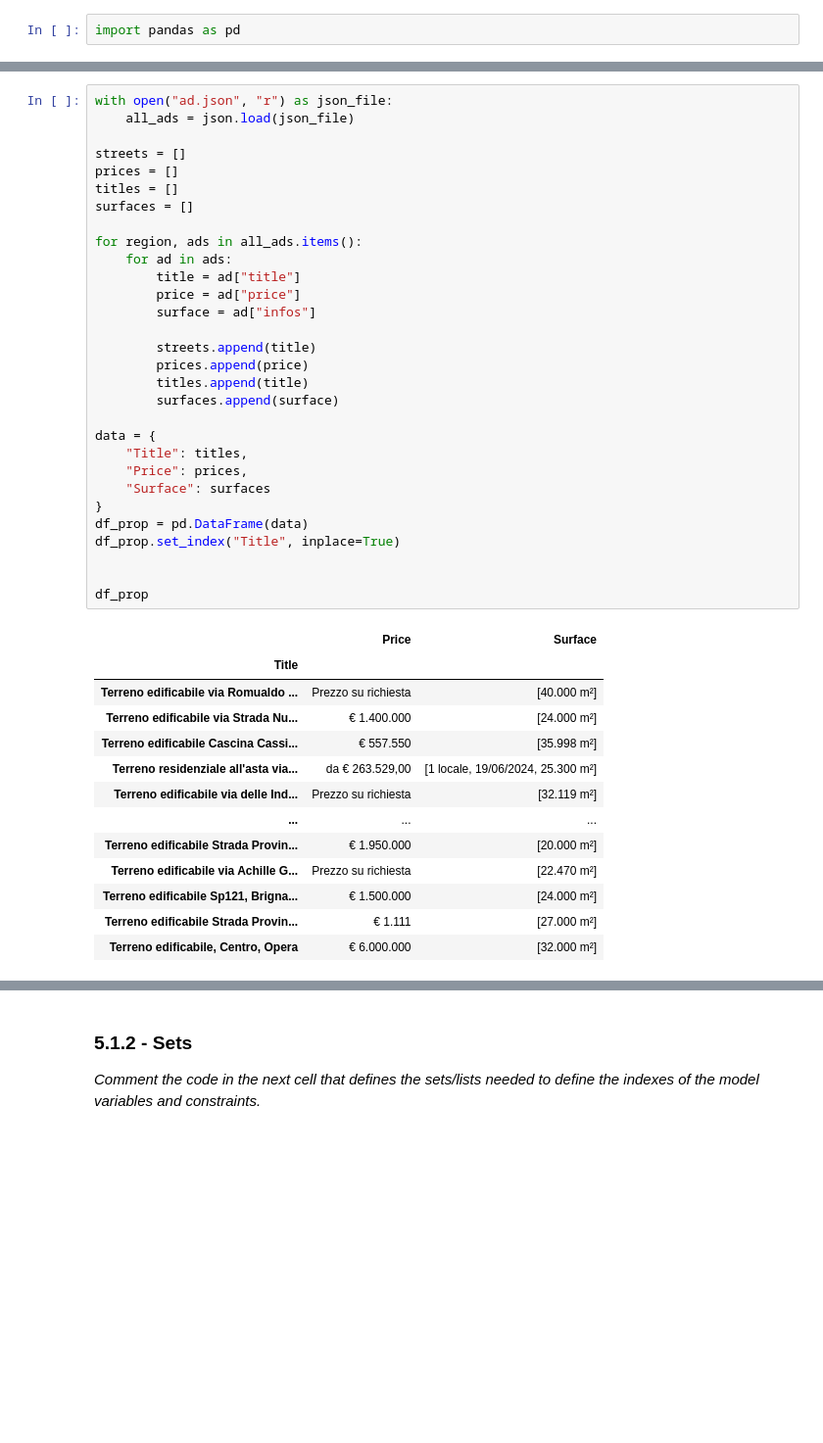
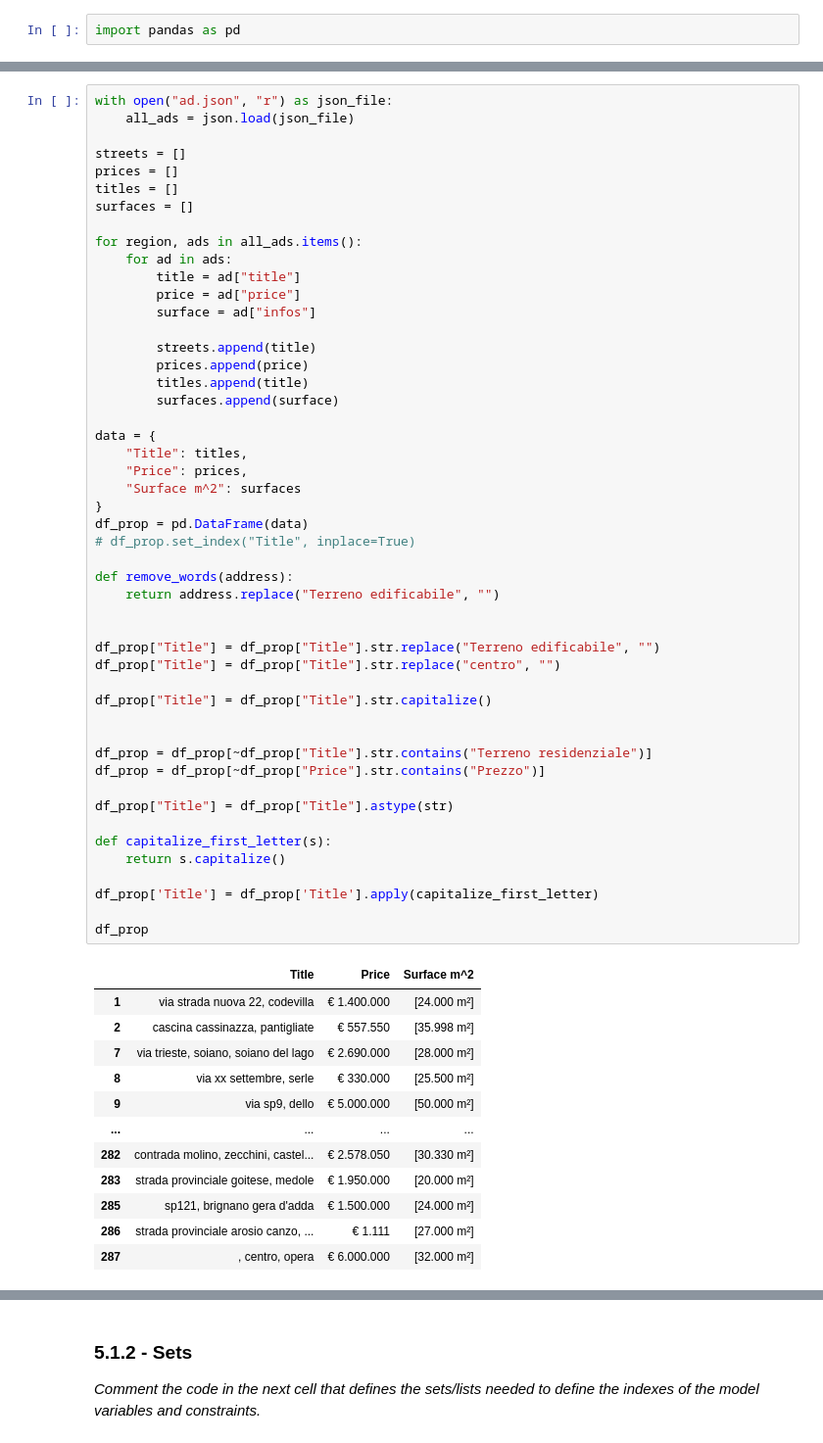
Before and after one commit to LoreJob/Logistic-Problem-Walmart, a Jupyter notebook: ProjectTemplate.ipynb, the cells around one changed output, grey strips where cells are left out. Shown at 98% size. Saved outputs shown, nothing was run; the diff lists cells and outputs as text; blank space fills up the shorter version.

```diff
--- a/ProjectTemplate.ipynb
+++ b/ProjectTemplate.ipynb
@@ -250,44 +250,62 @@ lombardia number of lands: 287
 # %%
 with open("ad.json", "r") as json_file:
     all_ads = json.load(json_file)
 
 streets = []
 prices = []
 titles = []
 surfaces = []
 
 for region, ads in all_ads.items():
     for ad in ads:
         title = ad["title"]
         price = ad["price"]
         surface = ad["infos"]
 
         streets.append(title)
         prices.append(price)
         titles.append(title)
         surfaces.append(surface)
 
 data = {
     "Title": titles,
     "Price": prices,
-    "Surface": surfaces
+    "Surface m^2": surfaces
 }
 df_prop = pd.DataFrame(data)
-df_prop.set_index("Title", inplace=True)
+# df_prop.set_index("Title", inplace=True)
+
+def remove_words(address):
+    return address.replace("Terreno edificabile", "")
 
 
+df_prop["Title"] = df_prop["Title"].str.replace("Terreno edificabile", "")
+df_prop["Title"] = df_prop["Title"].str.replace("centro", "")
+
+df_prop["Title"] = df_prop["Title"].str.capitalize()
+
+
+df_prop = df_prop[~df_prop["Title"].str.contains("Terreno residenziale")]
+df_prop = df_prop[~df_prop["Price"].str.contains("Prezzo")]
+
+df_prop["Title"] = df_prop["Title"].astype(str)
+
+def capitalize_first_letter(s):
+    return s.capitalize()
+
+df_prop['Title'] = df_prop['Title'].apply(capitalize_first_letter)
+
 df_prop
 # %% [output]
-|  | Price | Surface |
-| Title |  |  |
-| Terreno edificabile via Romualdo ... | Prezzo su richiesta | [40.000 m²] |
-| Terreno edificabile via Strada Nu... | € 1.400.000 | [24.000 m²] |
-| Terreno edificabile Cascina Cassi... | € 557.550 | [35.998 m²] |
-| Terreno residenziale all'asta via... | da € 263.529,00 | [1 locale, 19/06/2024, 25.300 m²] |
-| Terreno edificabile via delle Ind... | Prezzo su richiesta | [32.119 m²] |
-| ... | ... | ... |
-| Terreno edificabile Strada Provin... | € 1.950.000 | [20.000 m²] |
-| Terreno edificabile via Achille G... | Prezzo su richiesta | [22.470 m²] |
-| Terreno edificabile Sp121, Brigna... | € 1.500.000 | [24.000 m²] |
-| Terreno edificabile Strada Provin... | € 1.111 | [27.000 m²] |
-| Terreno edificabile, Centro, Opera | € 6.000.000 | [32.000 m²] |
+|  | Title | Price | Surface m^2 |
+| 1 | via strada nuova 22, codevilla | € 1.400.000 | [24.000 m²] |
+| 2 | cascina cassinazza, pantigliate | € 557.550 | [35.998 m²] |
+| 7 | via trieste, soiano, soiano del lago | € 2.690.000 | [28.000 m²] |
+| 8 | via xx settembre, serle | € 330.000 | [25.500 m²] |
+| 9 | via sp9, dello | € 5.000.000 | [50.000 m²] |
+| ... | ... | ... | ... |
+| 282 | contrada molino, zecchini, castel... | € 2.578.050 | [30.330 m²] |
+| 283 | strada provinciale goitese, medole | € 1.950.000 | [20.000 m²] |
+| 285 | sp121, brignano gera d'adda | € 1.500.000 | [24.000 m²] |
+| 286 | strada provinciale arosio canzo, ... | € 1.111 | [27.000 m²] |
+| 287 | , centro, opera | € 6.000.000 | [32.000 m²] |
```
Also changed, not shown: parts of 6 cells of this notebook, 1 other file.
